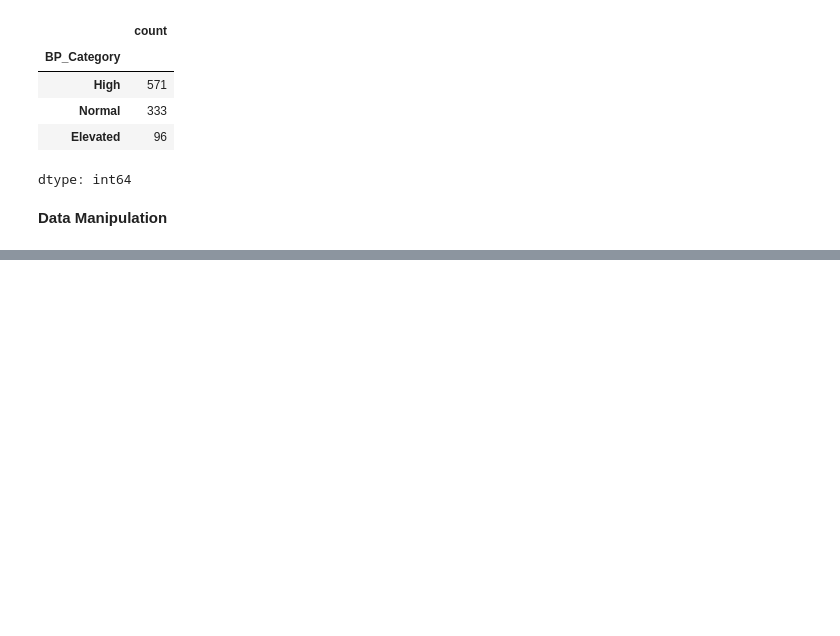
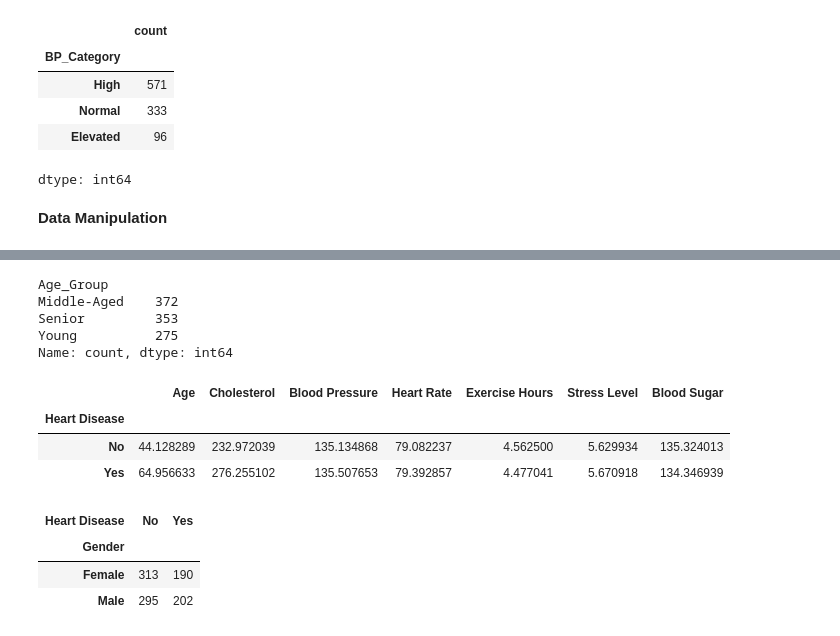
Before and after one commit to Ashishjoshi794/heart-disease-prediction, a Jupyter notebook: heart_disease_prediction.ipynb, the cells around one changed output, grey strips where cells are left out. Saved outputs shown, nothing was run; the diff lists cells and outputs as text; code cells hidden in the pictures; blank space fills up the shorter version.

```diff
--- a/heart_disease_prediction.ipynb
+++ b/heart_disease_prediction.ipynb
@@ -334,0 +378,37 @@ dtype: int64
+# %%
+# Count the number of people in each age group
+age_group_count = df['Age_Group'].value_counts()
+
+print(age_group_count)
+# %% [output]
+Age_Group
+Middle-Aged    372
+Senior         353
+Young          275
+Name: count, dtype: int64
+# %%
+# Compare average numerical values for No and Yes groups
+df.groupby('Heart Disease')[[
+    'Age',
+    'Cholesterol',
+    'Blood Pressure',
+    'Heart Rate',
+    'Exercise Hours',
+    'Stress Level',
+    'Blood Sugar'
+]].mean()
+# %% [output]
+|  | Age | Cholesterol | Blood Pressure | Heart Rate | Exercise Hours | Stress Level | Blood Sugar |
+| Heart Disease |  |  |  |  |  |  |  |
+| No | 44.128289 | 232.972039 | 135.134868 | 79.082237 | 4.562500 | 5.629934 | 135.324013 |
+| Yes | 64.956633 | 276.255102 | 135.507653 | 79.392857 | 4.477041 | 5.670918 | 134.346939 |
+# %%
+# Create a table showing Gender against Heart Disease
+gender_heart_disease = pd.crosstab(df['Gender'], df['Heart Disease'])
+
+gender_heart_disease
+# %% [output]
+| Heart Disease | No | Yes |
+| Gender |  |  |
+| Female | 313 | 190 |
+| Male | 295 | 202 |
```
Also changed, not shown: parts of 7 cells of this notebook.
